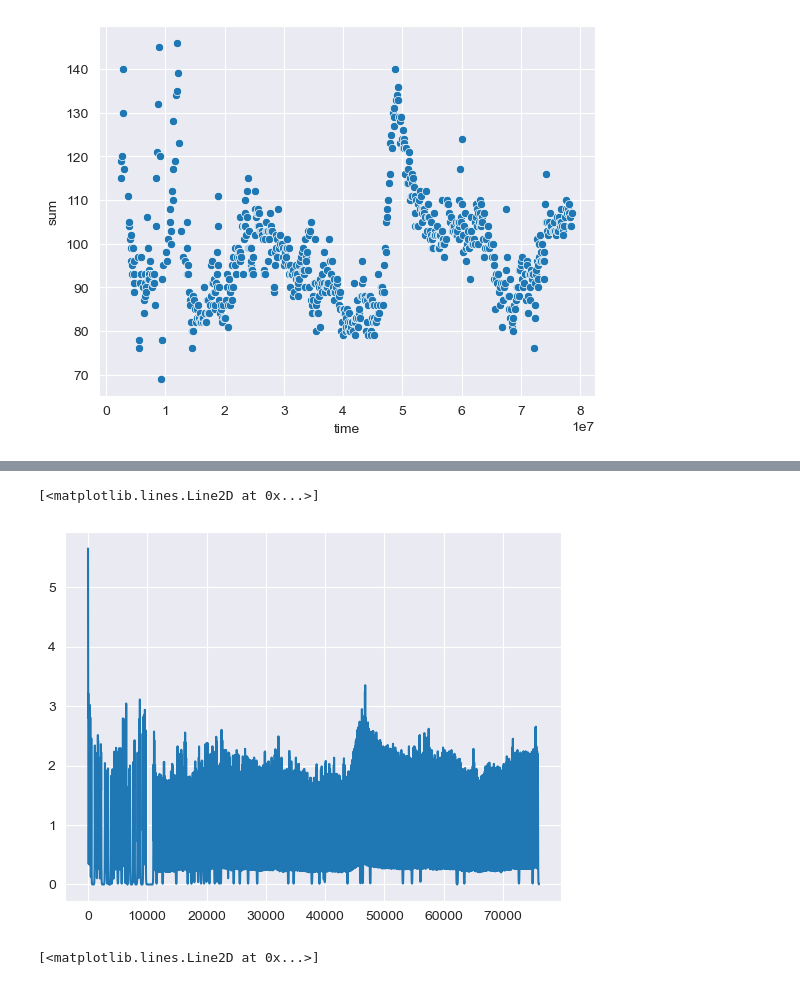
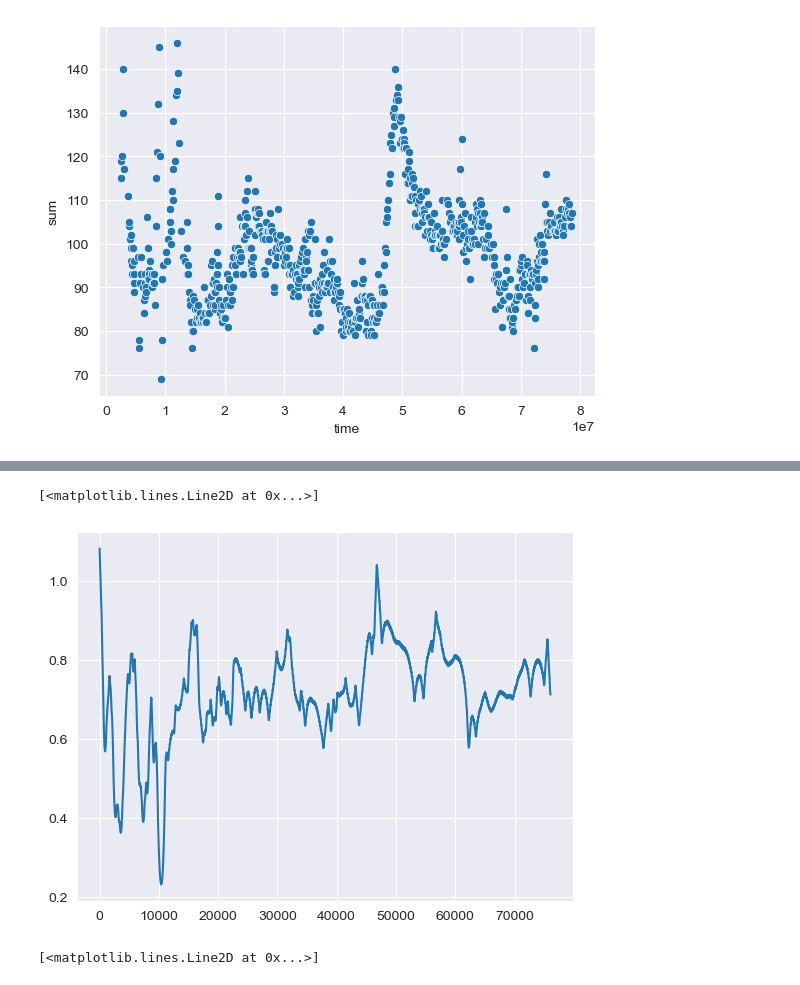
Before and after one commit to jvpalhares/blood-pressure-estimation, a Jupyter notebook: butterworth_band_pass.ipynb, the cells around one changed output, grey strips where cells are left out. Cells and saved outputs as stored; diff of their text form; code cells hidden in the pictures.

```diff
--- a/butterworth_band_pass.ipynb
+++ b/butterworth_band_pass.ipynb
@@ -230,27 +230,27 @@ new_df.index = df["ABPs [mmHg]"].resample("1S").sum().index
 # %%
 def smoother_data(df):
     #. some sample parameters for VMD
-    alpha = 20000       # moderate bandwidth constraint
+    alpha = 9000000       # moderate bandwidth constraint
     tau = 0.            # noise-tolerance (no strict fidelity enforcement)
-    K = 8              # 8 modes
-    DC = 1             # no DC part imposed
+    K = 3              # 8 modes
+    DC = 0             # no DC part imposed
     init = 1           # initialize omegas uniformly
-    tol = 1e-8
+    tol = 1e-7
 
     #. Run VMD
     u, u_hat, omega = VMD(df["sum"], alpha, tau, K, DC, init, tol)
     #df["ABPs [mmHg] smooth"] = df["sum"].mean()
     # try:
     #     df["ABPs [mmHg] smooth"].iloc[1:] = u[0]
     # except:
     #     df["ABPs [mmHg] smooth"].iloc[:] = u[0]
 
     return u[0]
 test_df = smoother_data(new_df)
 plt.plot(np.arange(len(test_df)), test_df)
 # %% [output]
 [<matplotlib.lines.Line2D at 0x...>]
-[figure, old version]
+[figure, new version]
 # %%
 plt.plot(df["time"], df["sum"])
 # %% [output]
```
